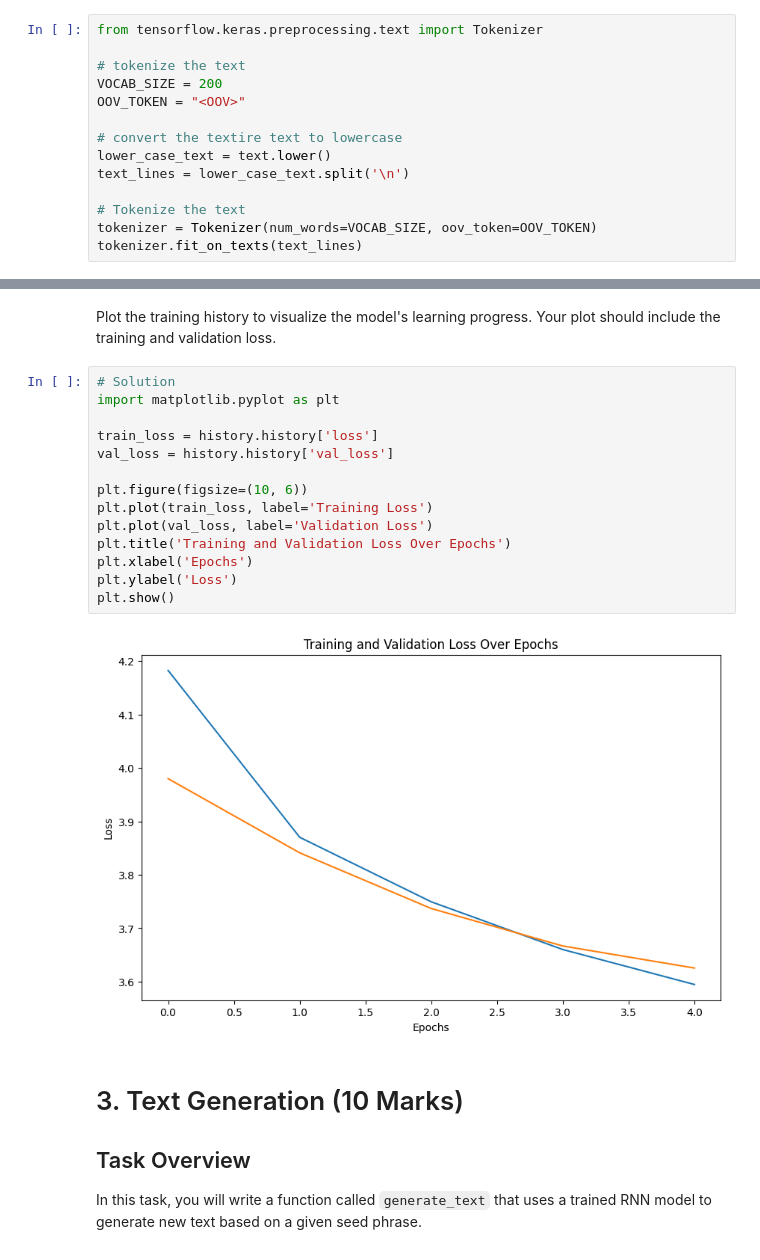
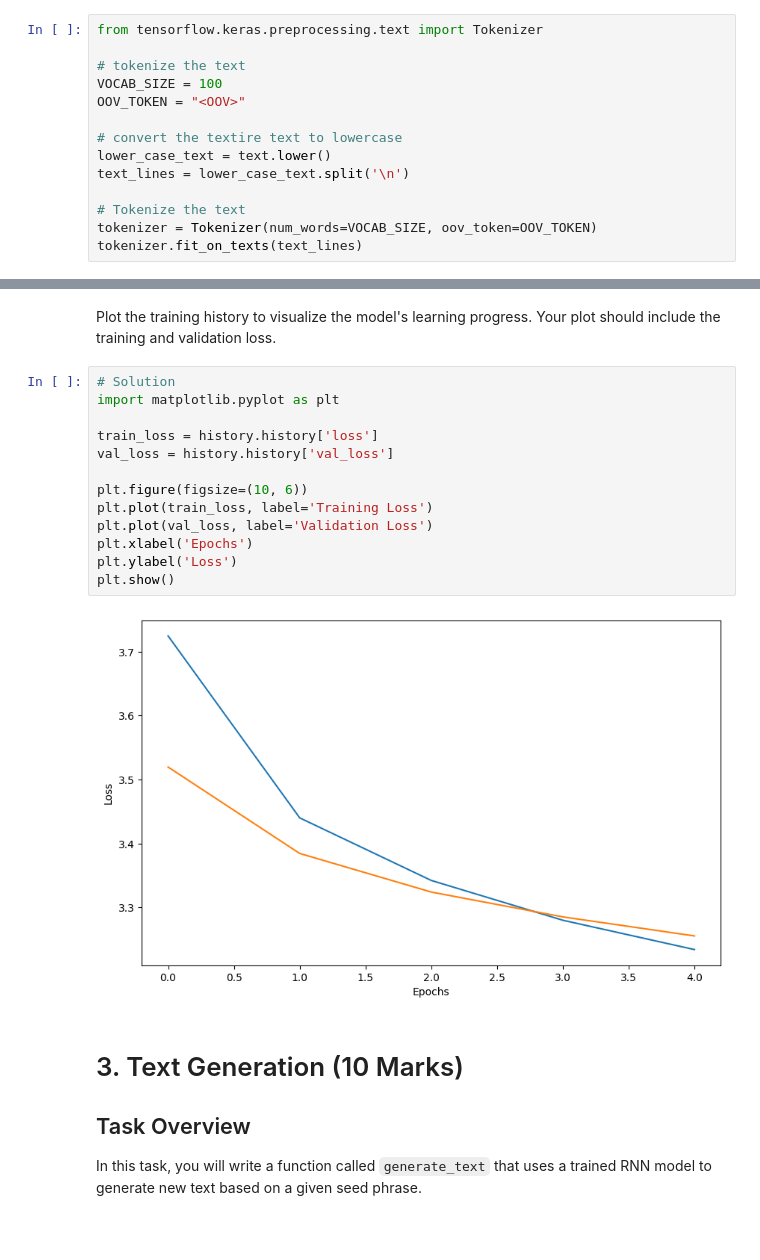
Before and after one commit to mandana-g/deep_learning, a Jupyter notebook: 02_activities/assignments/assignment_2.ipynb, the cells around one changed output, grey strips where cells are left out. Cells and saved outputs as stored; diff of their text form.

```diff
--- a/02_activities/assignments/assignment_2.ipynb
+++ b/02_activities/assignments/assignment_2.ipynb
@@ -125,7 +127,7 @@ To prepare the dataset for training, we need to clean the text and create a nume
 from tensorflow.keras.preprocessing.text import Tokenizer
 
 # tokenize the text
-VOCAB_SIZE = 200
+VOCAB_SIZE = 100
 OOV_TOKEN = "<OOV>"
 
 # convert the textire text to lowercase
@@ -280,19 +282,18 @@ Plot the training history to visualize the model's learning progress. Your plot
 # %%
 # Solution
 import matplotlib.pyplot as plt
 
 train_loss = history.history['loss']
 val_loss = history.history['val_loss']
 
 plt.figure(figsize=(10, 6))
 plt.plot(train_loss, label='Training Loss')
 plt.plot(val_loss, label='Validation Loss')
-plt.title('Training and Validation Loss Over Epochs')
 plt.xlabel('Epochs')
 plt.ylabel('Loss')
 plt.show()
 # %% [output]
-[figure, old version]
+[figure, new version]
 # %% [markdown]
 # 3. Text Generation (10 Marks)
 
```
Also changed, not shown: parts of 8 cells of this notebook.
